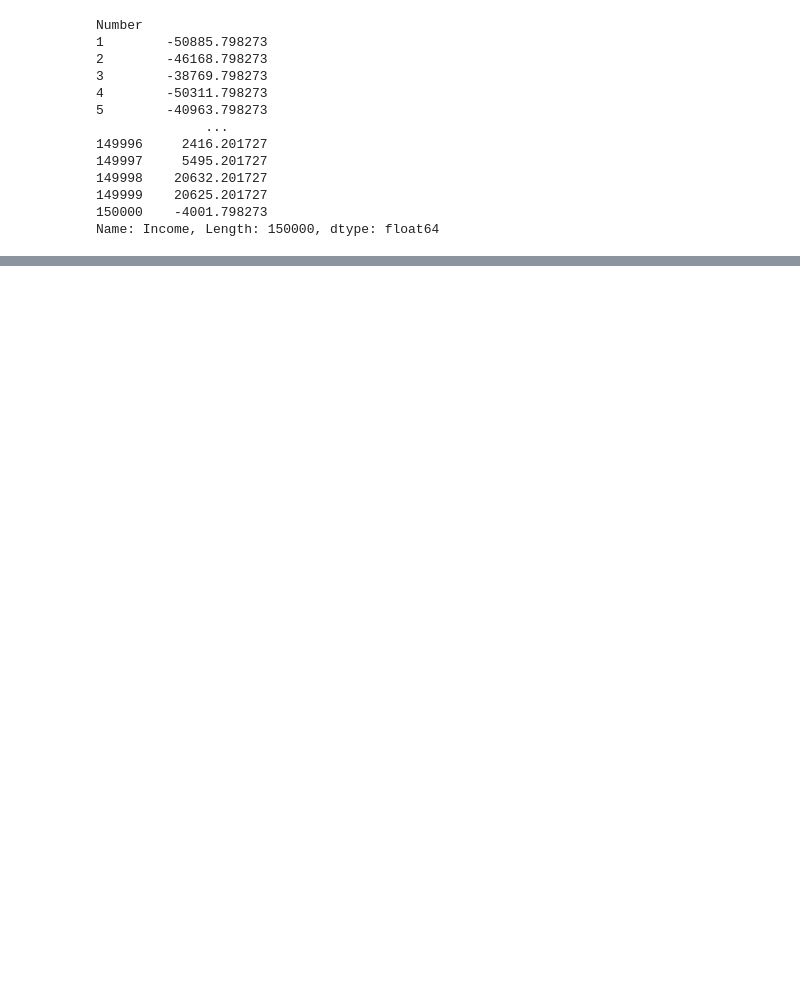
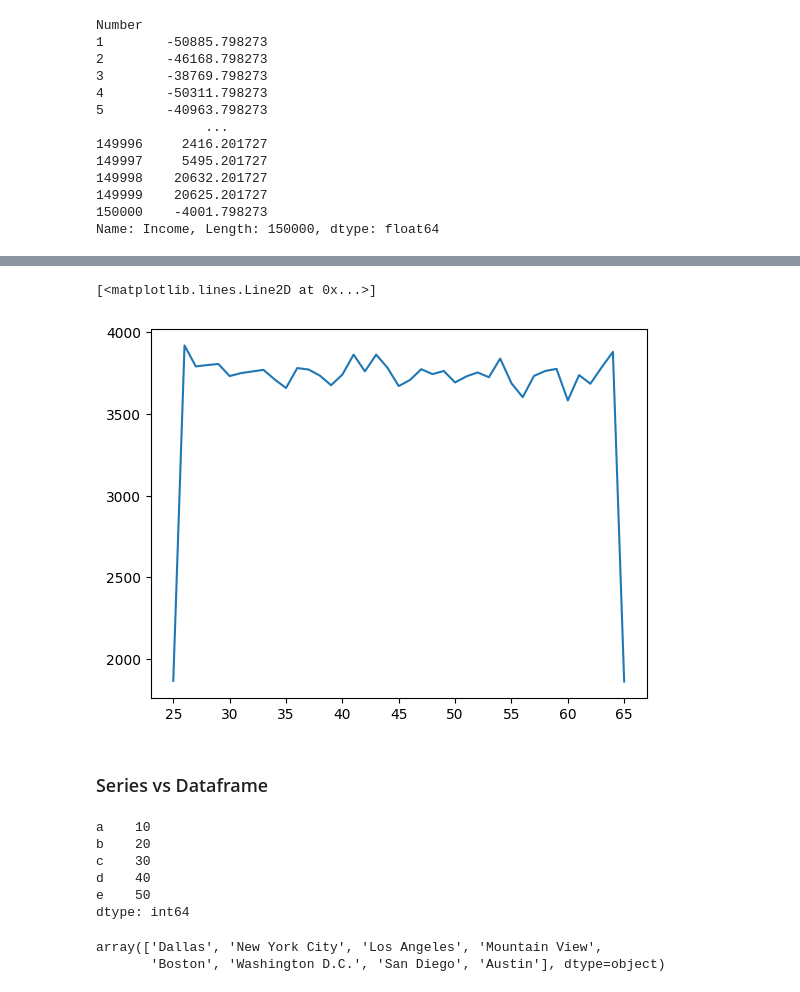
Before and after one commit to naveenkumarkk/practice_ds_algo, a Jupyter notebook: pandas_tutorial_1.ipynb, the cells around one changed output, grey strips where cells are left out. Cells and saved outputs as stored; diff of their text form; code cells hidden in the pictures; blank space fills up the shorter version.

```diff
--- a/pandas_tutorial_1.ipynb
+++ b/pandas_tutorial_1.ipynb
@@ -294,0 +1105,2 @@ Name: Income, Length: 150000, dtype: float64
+# %%
+age_counts = age_counts.sort_index()
@@ -294,0 +1127,21 @@ Name: Income, Length: 150000, dtype: float64
+# %%
+plt.plot(age_counts.index,age_counts)
+# %% [output]
+[<matplotlib.lines.Line2D at 0x...>]
+[figure, added]
+# %% [markdown]
+### Series vs Dataframe
+# %%
+pd.Series([10,20,30,40,50],index=['a','b','c','d','e'])
+# %% [output]
+a    10
+b    20
+c    30
+d    40
+e    50
+dtype: int64
+# %%
+dataset.City.unique()
+# %% [output]
+array(['Dallas', 'New York City', 'Los Angeles', 'Mountain View',
+       'Boston', 'Washington D.C.', 'San Diego', 'Austin'], dtype=object)
```
Also changed, not shown: parts of 105 cells of this notebook, 10 other files.
